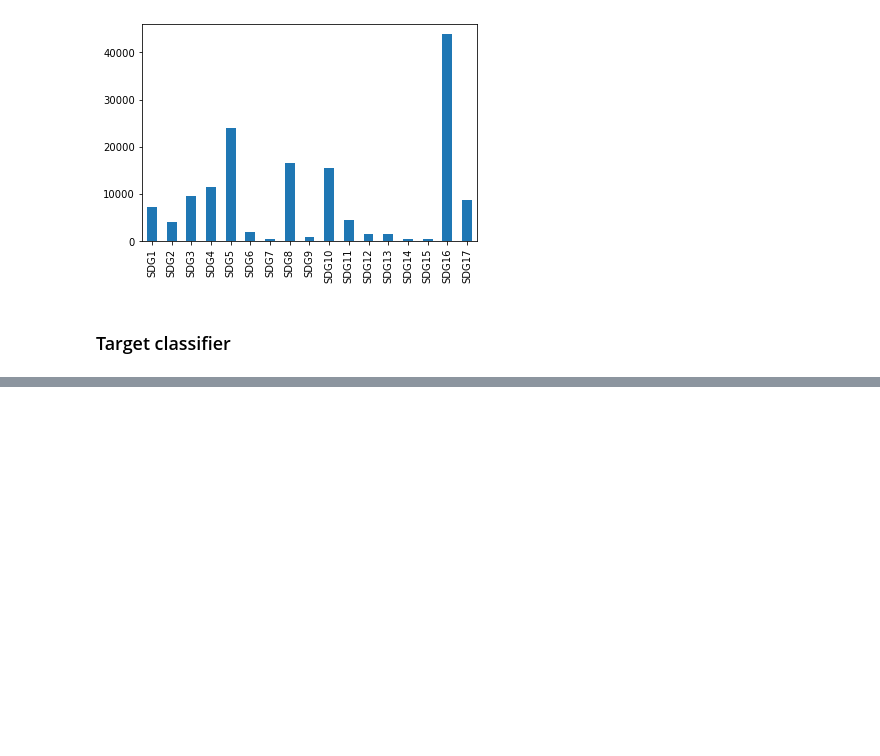
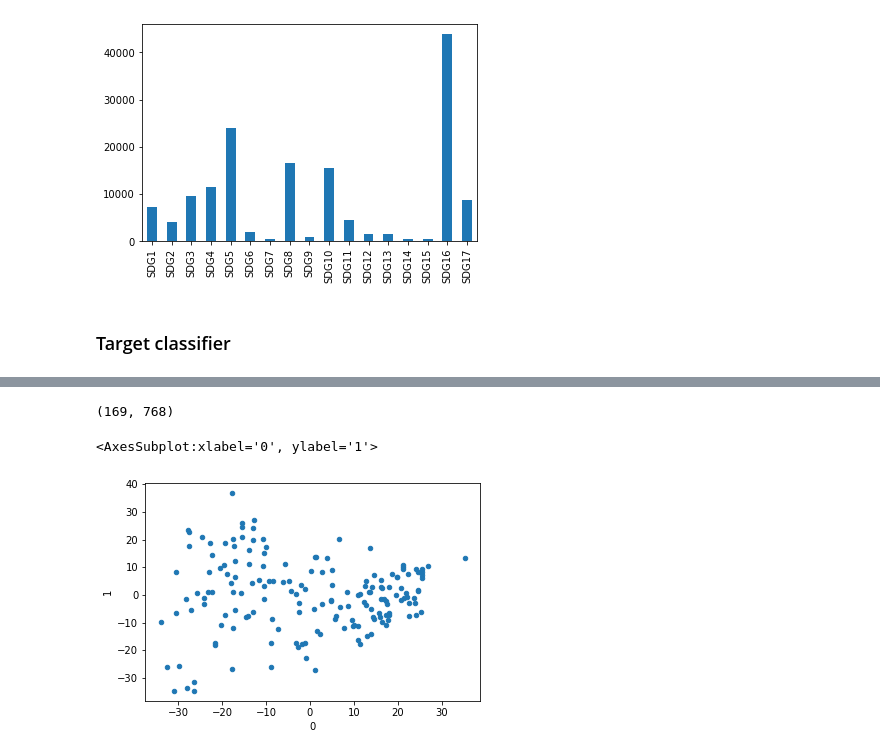
Before and after one commit to ChristopherMarais/Transformers_simple_wandb_experiments, a Jupyter notebook: SASDGHUB/Train.ipynb, the cells around one changed output, grey strips where cells are left out. Drawn from its saved outputs; the diff is of its cells as text; code cells hidden in the pictures; blank space fills up the shorter version.

Commit message:
isomap

```diff
--- a/SASDGHUB/Train.ipynb
+++ b/SASDGHUB/Train.ipynb
@@ -180,0 +181,11 @@ len(target_df['target'].unique())
+# %%
+# define and download model from hugging face
+# model parameters
+model_args = ModelArgs(max_seq_length=1024)
+
+# model import
+model = RepresentationModel(
+    "gpt2",
+    "gpt2", #gpt2 , gpt2-large
+    args=model_args,
+)
@@ -181,3 +198,19 @@ len(target_df['target'].unique())
+# %%
+sentence_list = target_df['text'].tolist()
+word_embeddings = model.encode_sentences(sentence_list, combine_strategy="mean")
+# %%
+word_embeddings.shape
+# %% [output]
+(169, 768)
+# %%
+isomap = Isomap(n_components=2) # input is an array wiht samples x features
+word_embeddings_transformed = isomap.fit_transform(word_embeddings)
+# %%
+trans_df = pd.DataFrame(word_embeddings_transformed)
+trans_df.plot.scatter(0,1)
+# %% [output]
+<AxesSubplot:xlabel='0', ylabel='1'>
+[figure, added]
 # %%
 # get a list of target descriptions
 # get embeddings from GPT2 of the descriptions
```
Also changed, not shown: parts of 5 cells of this notebook.
